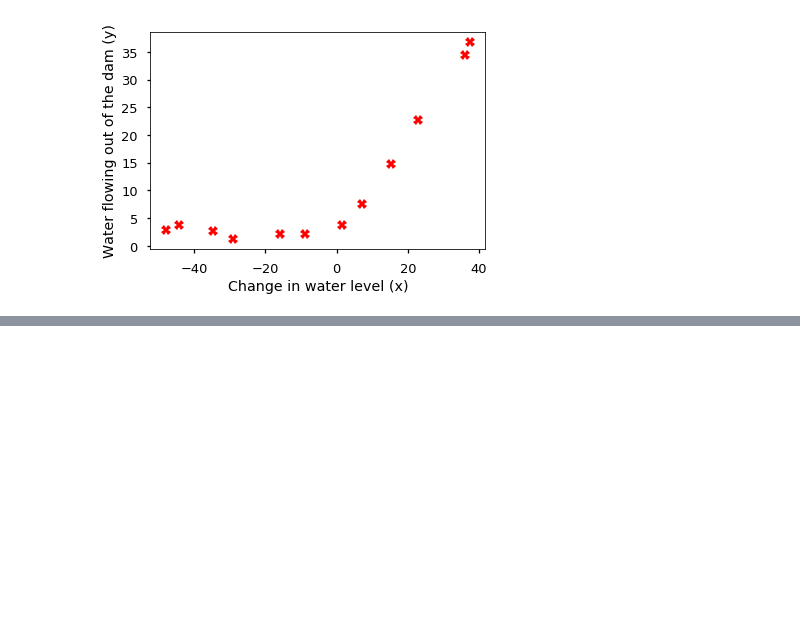
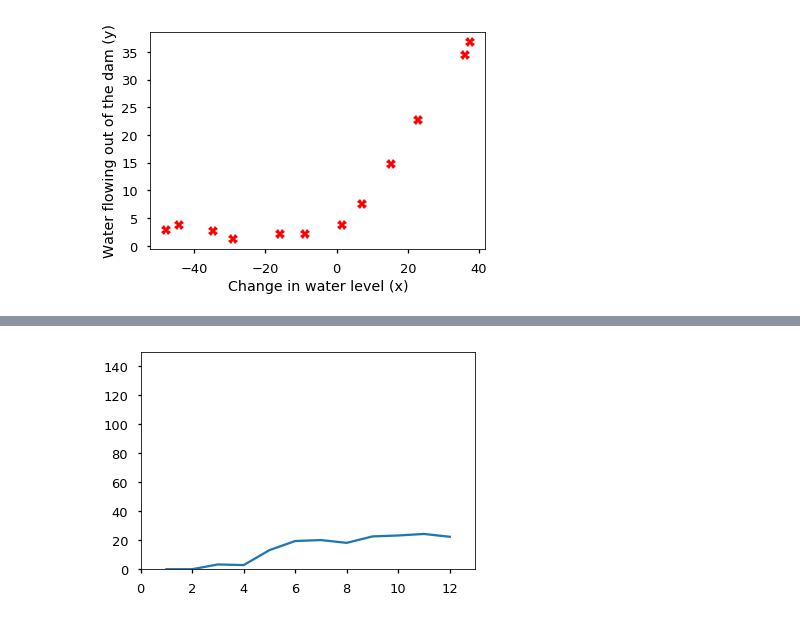
Before and after one commit to iamcuigang/ipy_sci, a Jupyter notebook: ML_AndrewNg/ex5.ipynb, the cells around one changed output, grey strips where cells are left out. Drawn from its saved outputs; the diff is of its cells as text; code cells hidden in the pictures; blank space fills up the shorter version.

```diff
--- a/ML_AndrewNg/ex5.ipynb
+++ b/ML_AndrewNg/ex5.ipynb
@@ -66,0 +90,24 @@ print grad ### -15.303016; 598.250744
+# %%
+def learningCurve(X, y, Xval, yval, lamb):
+    m = len(X)
+    error_train = np.zeros([m,1])
+    error_val   = np.zeros([m,1])
+
+    for i in xrange(m):
+        print i,
+        theta = trainLinearReg(X[0:i+1, :], y[0:i+1], lamb)
+        error_train[i, 0], grad = linearRegCostFunction(
+            X[0:i+1, :], y[0:i+1], theta, 0.0)
+
+    return error_train, error_val
+# %%
+lamb = 0.0
+XX = np.append(np.ones([m, 1]), X, axis=1)
+XXval = np.append(np.ones([len(Xval), 1]), Xval, axis=1)
+error_train, error_val = learningCurve(XX, y,
+                                      XXval, yval, lamb)
+print '# Error As Different Training Examples'
+disparr = np.append(error_train, error_val, axis=1)
+disparr = np.append(np.arange(1,m+1).reshape(-1,1),
+                    disparr, axis=1)
+print disparr
@@ -66,0 +128,5 @@ print grad ### -15.303016; 598.250744
+# %%
+plt.plot(np.arange(1, m+1), error_train);
+plt.axis([0, 13, 0, 150]);
+# %% [output]
+[figure, added]
```
Also changed, not shown: parts of 6 cells of this notebook, 5 other files.
